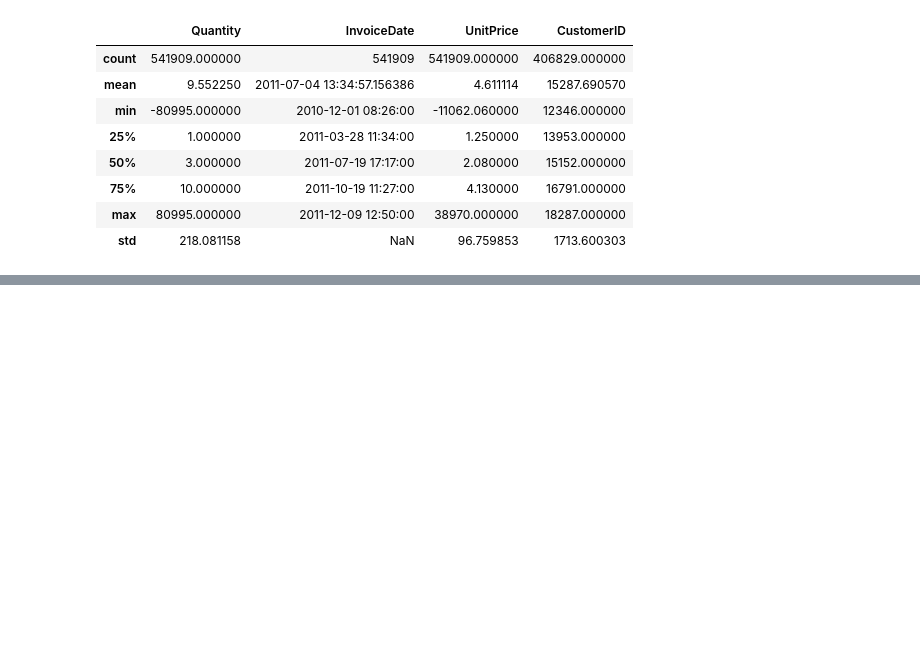
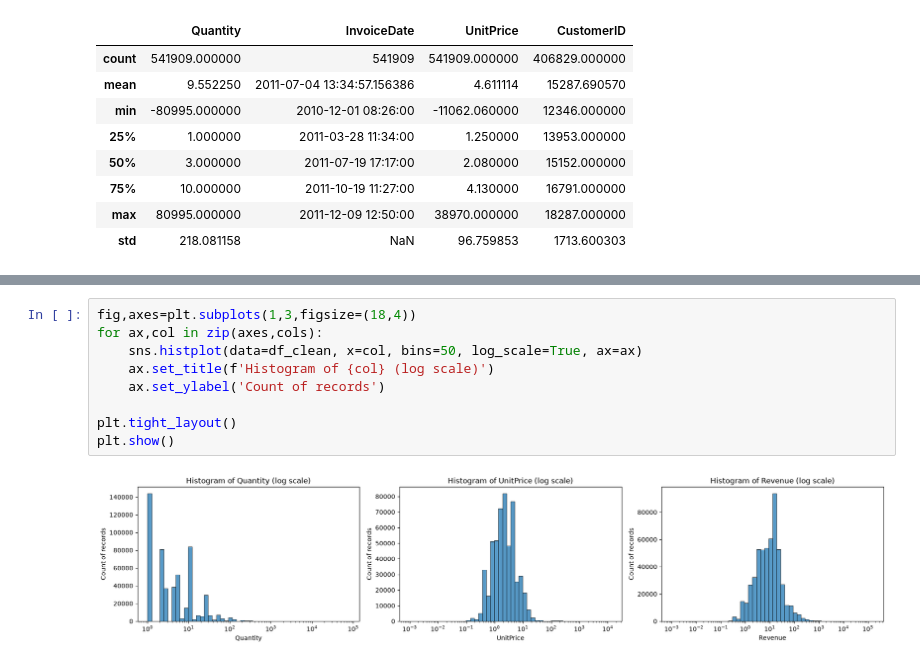
Before and after one commit to qannee/machine_learning, a Jupyter notebook: lab05/Lab1_EDA/3_OnlineRetail_EDA_hieu.ipynb, the cells around one changed output, grey strips where cells are left out. Saved outputs shown, nothing was run; the diff lists cells and outputs as text; blank space fills up the shorter version.

```diff
--- a/lab05/Lab1_EDA/3_OnlineRetail_EDA_hieu.ipynb
+++ b/lab05/Lab1_EDA/3_OnlineRetail_EDA_hieu.ipynb
@@ -98,0 +236,11 @@ df.describe()
+# %%
+fig,axes=plt.subplots(1,3,figsize=(18,4))
+for ax,col in zip(axes,cols):
+    sns.histplot(data=df_clean, x=col, bins=50, log_scale=True, ax=ax)
+    ax.set_title(f'Histogram of {col} (log scale)')
+    ax.set_ylabel('Count of records')
+
+plt.tight_layout()
+plt.show()
+# %% [output]
+[figure, added]
```
Also changed, not shown: parts of 37 cells of this notebook, 4 other files.
